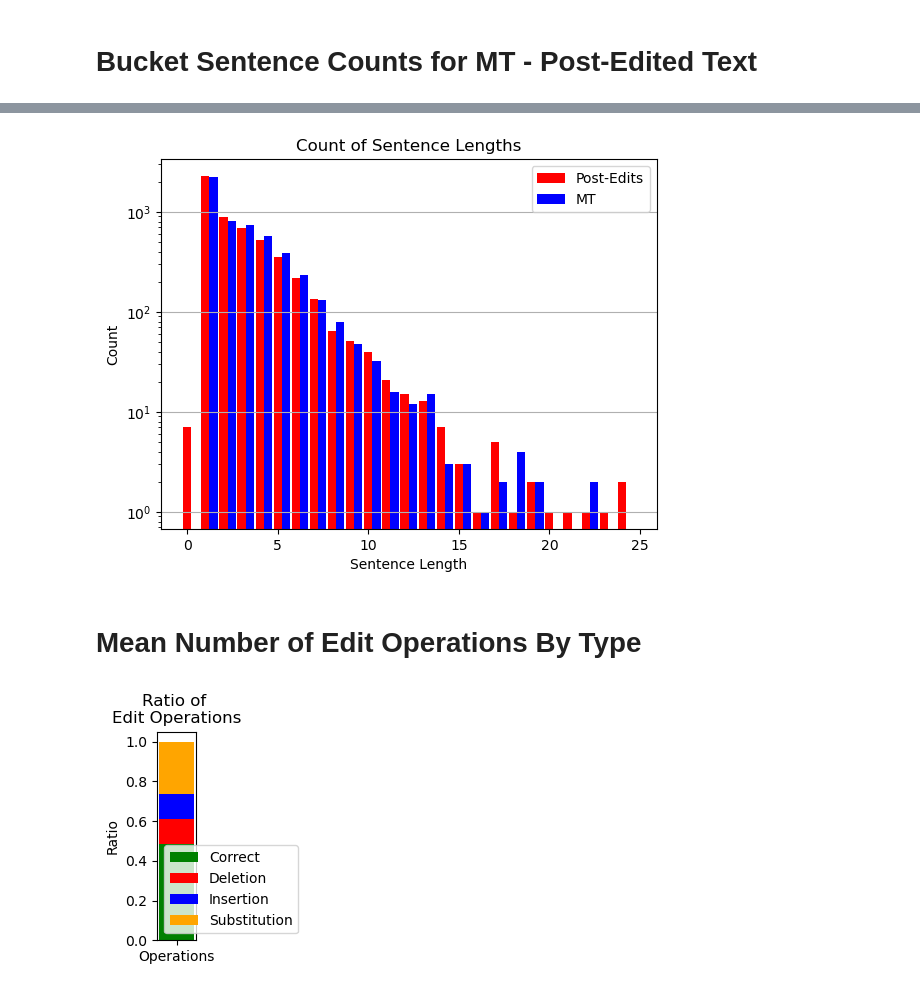
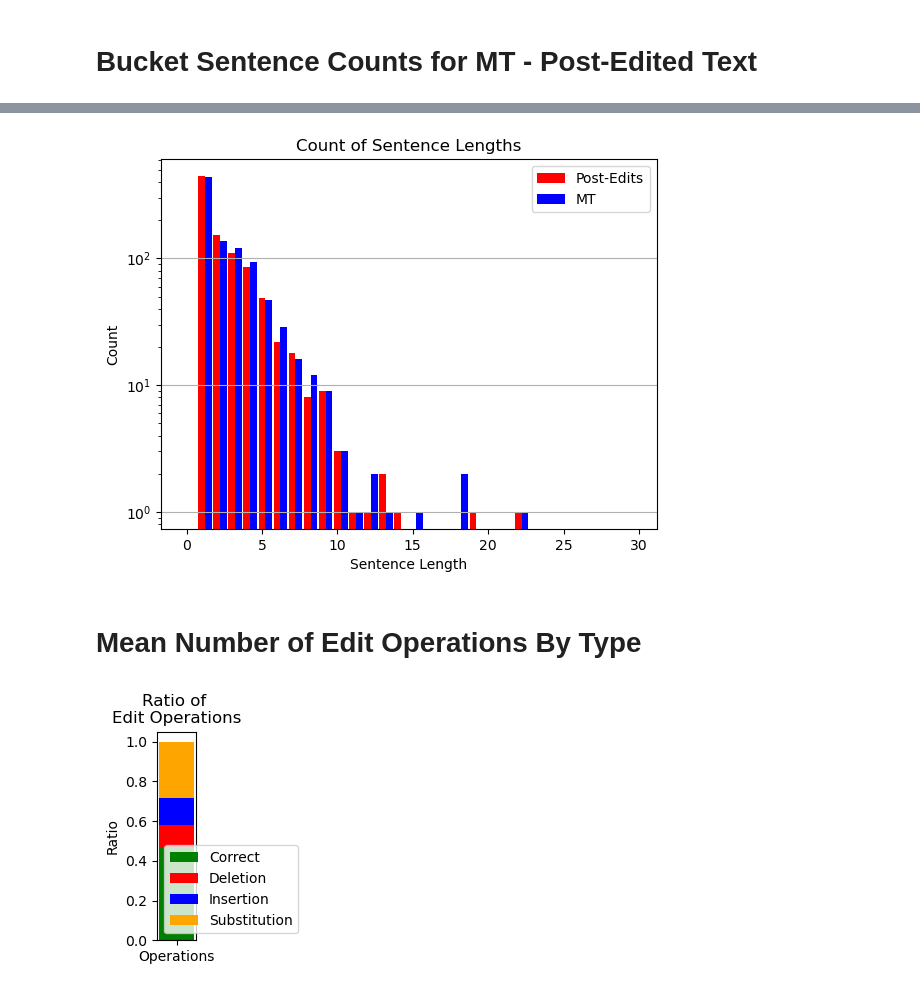
Before and after one commit to GGLAB-KU/twist, a Jupyter notebook: src/plot.ipynb, the cells around one changed output, grey strips where cells are left out. Drawn from its saved outputs; the diff is of its cells as text; code cells hidden in the pictures.

```diff
--- a/src/plot.ipynb
+++ b/src/plot.ipynb
@@ -165,7 +159,7 @@ plt.show()
 # %%
 import numpy as np
 
-max_range = 25 # 100
+max_range = 30 # 100
 
 pred_sentence_lengths, pred_counts = np.unique(pred_sent_lens_data, return_counts=True)
 
@@ -188,6 +182,18 @@ for i in range(max_range):
 
 pred_filtered_sentence_lengths = updated_seq_len
 pred_filtered_counts = updated_counts
+
+if len(pred_filtered_counts) > len(filtered_counts):
+    updated_seq_len = []
+    updated_counts = []
+    for i in range(max_range):
+        if i not in filtered_sentence_lengths:
+            updated_counts.append(0)
+        else:
+            updated_counts.append(filtered_counts[filtered_sentence_lengths.index(i)])
+        updated_seq_len.append(i)
+    filtered_sentence_lengths = updated_seq_len
+    filtered_counts = updated_counts
 # %%
 # import seaborn as sns
 import matplotlib.pyplot as plt
@@ -210,39 +216,41 @@ plt.show()
 # %%
-n=25 # 100
+n=30 # 100
 r = np.arange(n)
 width = 0.45
 
 
 plt.bar(r, filtered_counts, color = 'r',
         width = width, edgecolor = 'black', linewidth=0,
         label='Post-Edits')
 plt.bar(r + width, pred_filtered_counts, color = 'b', linewidth=0,
         width = width, edgecolor = 'black',
         label='MT')
 
 plt.xlabel('Sentence Length')
 plt.ylabel('Count')
 plt.title('Count of Sentence Lengths')
 
 # plt.grid(linestyle='--')
 # plt.xticks(r + width * 2, filtered_sentence_lengths)
 plt.legend()
 plt.grid(axis='y')
 plt.yscale("log")
 plt.savefig('../data/sentence_len_frequency_comparison.png')
 plt.show()
 # %% [output]
-[figure, old version]
+[figure, new version]
 # %% [markdown]
 # Mean Number of Edit Operations By Type
 # %%
 import matplotlib.pyplot as plt
 
 operations = ['Correct', 'Deletion', 'Insertion', 'Substitution']
-values = [0.6858199834823608, 0.11009945720434189, 0.088747538626194, 0.11562993377447128]
+# values = [0.6858199834823608, 0.11009945720434189, 0.088747538626194, 0.11562993377447128]
 # values = [0.6205440163612366, 0.14263427257537842, 0.07937006652355194, 0.15727949142456055] # char_filtered 5< & <250
 # scientific vs non-sci values
-values = [0.4831451177597046, 0.12651608884334564, 0.12821722030639648, 0.26211991906166077]
+# values = [0.4831451177597046, 0.12651608884334564, 0.12821722030639648, 0.26211991906166077]
+# values = [0.49828845262527466, 0.1387314647436142, 0.11954907327890396, 0.24343137443065643]
+values = [0.47203323245048523, 0.10767374187707901, 0.13714663684368134, 0.2831456661224365]
 colors = ['green', 'red', 'blue', 'orange']
 
 plt.figure(figsize=(1.2, 3))
@@ -261,4 +269,4 @@ plt.legend(bars, operations)
 # plt.savefig('../data/edit_ops_percentage.png')
 plt.show()
 # %% [output]
-[figure, old version]
+[figure, new version]
```
Also changed, not shown: parts of 12 cells of this notebook, 1 other file.
